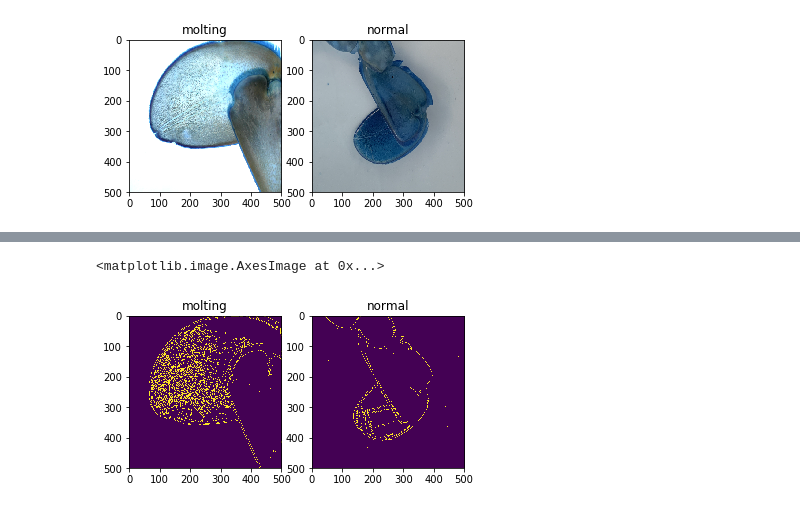
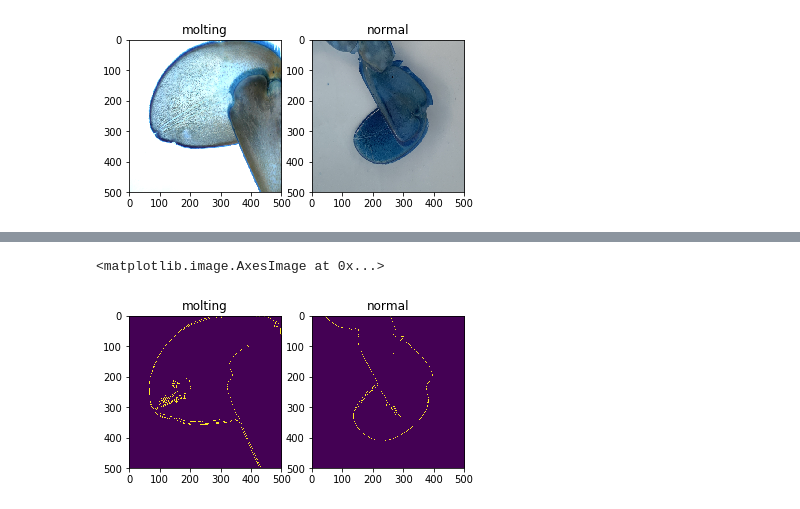
Before and after one commit to PattarapornH/Crab-Molting-Detection, a Jupyter notebook: image_processing.ipynb, the cells around one changed output, grey strips where cells are left out. Drawn from its saved outputs; the diff is of its cells as text; code cells hidden in the pictures.

Commit message:
denoising

```diff
--- a/image_processing.ipynb
+++ b/image_processing.ipynb
@@ -38,3 +42,14 @@ plt.imshow(img_normal)
 # %% [output]
 <matplotlib.image.AxesImage at 0x...>
 [figure]
+# %%
+img_molt = cv.fastNlMeansDenoisingColored(img_molt,None,10,10,7,21)
+img_normal = cv.fastNlMeansDenoisingColored(img_normal,None,10,10,7,21)
+
+plt.subplot(121)
+plt.title('molting')
+plt.imshow(img_molt)
+
+plt.subplot(122)
+plt.title('normal')
+plt.imshow(img_normal)
@@ -41,14 +59,14 @@ plt.imshow(img_normal)
 # %%
-edge_molt = cv.Canny(img_molt,100,200)
-edge_normal = cv.Canny(img_normal,100,200)
+edge_molt = cv.Canny(img_molt,100,250)
+edge_normal = cv.Canny(img_normal,100,250)
 
 plt.subplot(121)
 plt.title('molting')
 plt.imshow(edge_molt)
 
 plt.subplot(122)
 plt.title('normal')
 plt.imshow(edge_normal)
 # %% [output]
 <matplotlib.image.AxesImage at 0x...>
-[figure, old version]
+[figure, new version]
```
Also changed, not shown: parts of 2 cells of this notebook.
